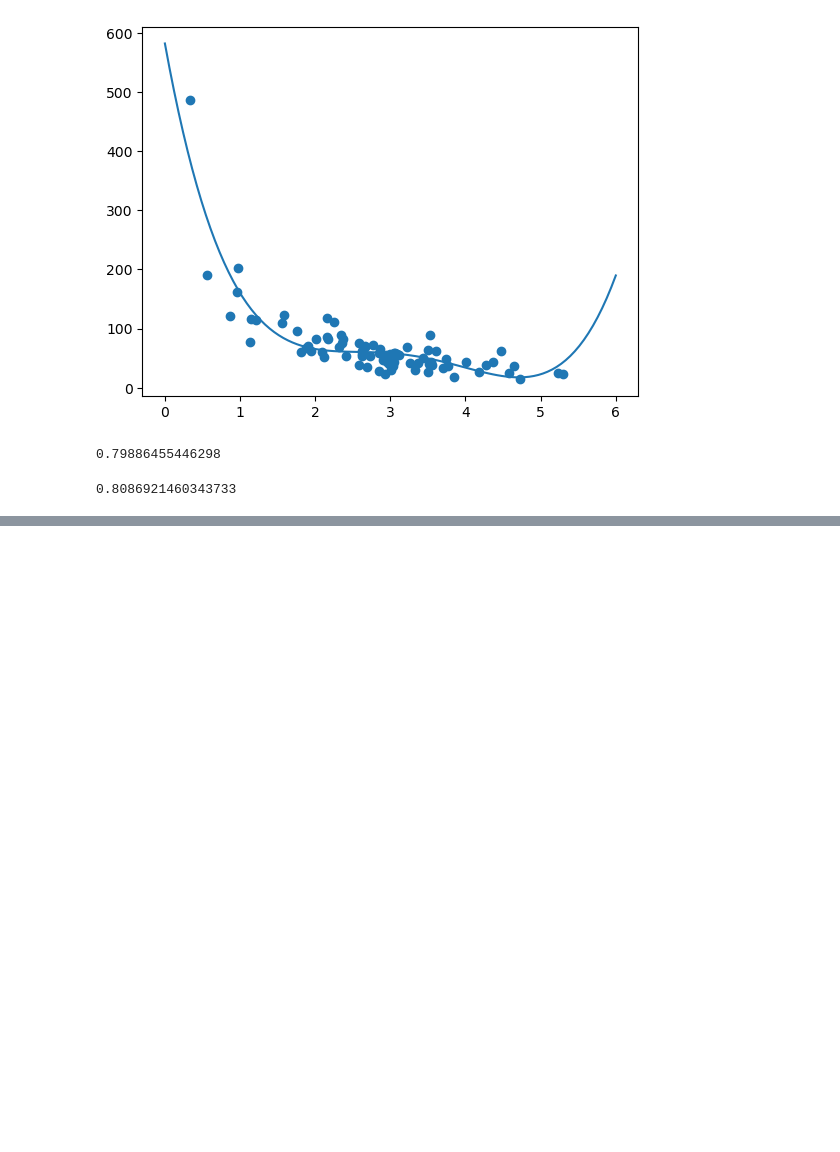
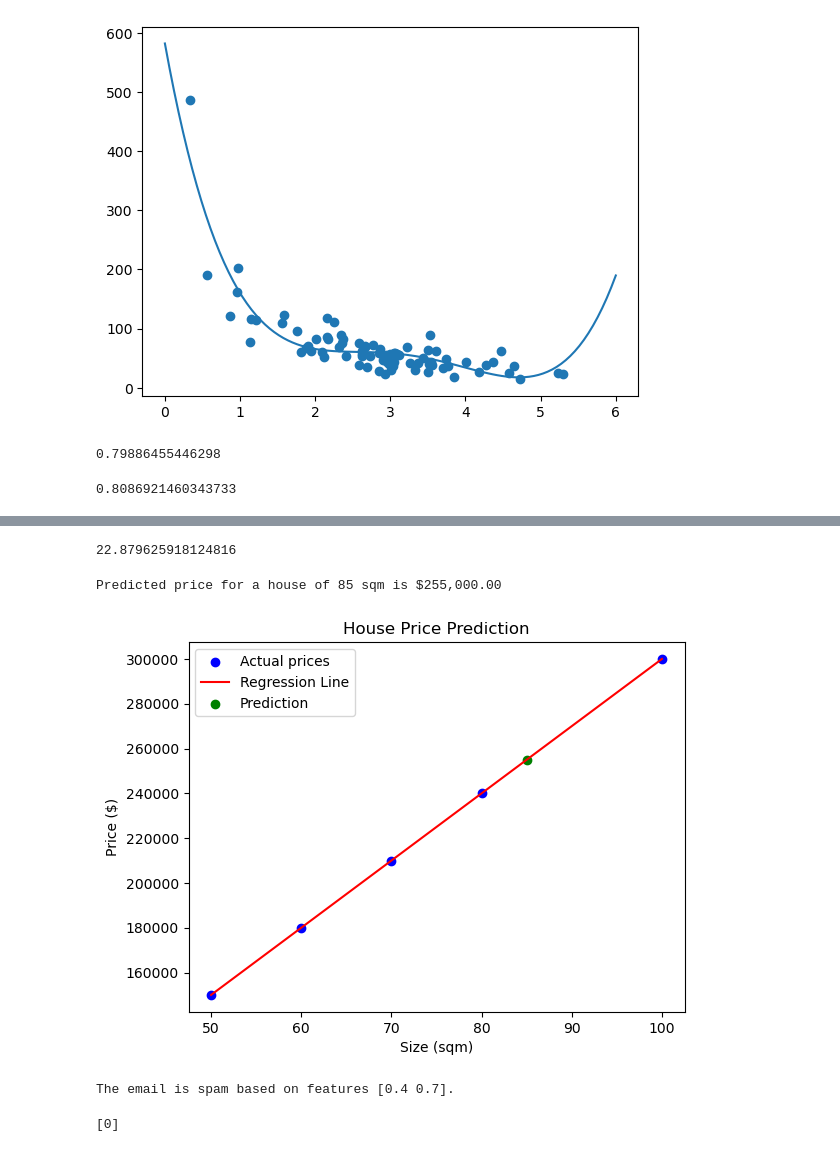
Before and after one commit to kalchan12/ml-experiments, a Jupyter notebook: ml_basics.ipynb, the cells around one changed output, grey strips where cells are left out. Drawn from its saved outputs; the diff is of its cells as text; code cells hidden in the pictures; blank space fills up the shorter version.

```diff
--- a/ml_basics.ipynb
+++ b/ml_basics.ipynb
@@ -413,0 +416,58 @@ print(r2)
+# %%
+#How much money will a buying customer spend, if she or he stays in
+#the shop for 5 minutes?
+print(mymodel(5))
+# %% [output]
+22.879625918124816
+# %%
+#Sample Python code
+import numpy as np
+from sklearn.linear_model import LinearRegression
+import matplotlib.pyplot as plt
+
+# Training data
+sizes = np.array([50, 60, 70, 80, 100]) # House sizes in square meters
+prices = np.array([150000, 180000, 210000, 240000, 300000]) # Corresponding prices
+
+# Reshape data for sklearn
+sizes = sizes.reshape(-1, 1)
+
+# Create and train the model
+model = LinearRegression()
+model.fit(sizes, prices)
+
+# Predict the price of a new house
+new_size = np.array([[85]]) # New house size
+predicted_price = model.predict(new_size)
+print(f"Predicted price for a house of {new_size[0][0]} sqm is ${predicted_price[0]:,.2f}")
+
+# Plotting the data and the prediction
+plt.scatter(sizes, prices, color='blue', label='Actual prices')
+plt.plot(sizes, model.predict(sizes), color='red', label='Regression Line')
+plt.scatter(new_size, predicted_price, color='green', label='Prediction')
+plt.xlabel('Size (sqm)')
+plt.ylabel('Price ($)')
+plt.title('House Price Prediction')
+plt.legend()
+plt.show()
+# %% [output]
+Predicted price for a house of 85 sqm is $255,000.00
+[figure, added]
+# %%
+import numpy as np
+from sklearn.linear_model import LogisticRegression
+
+# Example features (e.g., number of certain keywords, frequency of caps, etc.), and labels
+features = np.array([[0.1, 0.3], [0.4, 0.6], [0.5, 0.2], [0.6, 0.9]]) #Line-1 input labels
+labels = np.array([0, 0, 1, 1]) # 0 = not spam, 1 = spam #Line-2 target label
+
+# Create and train the model
+model = LogisticRegression()
+model.fit(features, labels)
+
+# Predict whether a new email is spam
+new_email_features = np.array([[0.4, 0.7]])
+prediction = model.predict(new_email_features)
+print(f"The email is {'spam' if prediction[0] == 1 else 'not spam'} based on features {new_email_features[0]}.")
+# %% [output]
+The email is spam based on features [0.4 0.7].
@@ -413,0 +481,15 @@ print(r2)
+# %%
+from sklearn import linear_model
+
+#Reshaped for Logistic function.
+X = numpy.array([3.78, 2.44, 2.09, 0.14, 1.72, 1.65, 4.92, 4.37, 4.96, 4.52, 3.69, 5.88]).reshape(-1,1)
+y = numpy.array([0, 0, 0, 0, 0, 0, 1, 1, 1, 1, 1, 1])
+
+logr = linear_model.LogisticRegression()
+logr.fit(X,y)
+
+#predict if tumor is cancerous where the size is 3.46mm:
+predicted = logr.predict(numpy.array([3.46]).reshape(-1,1))
+print(predicted)
+# %% [output]
+[0]
```
Also changed, not shown: parts of 5 cells of this notebook.
